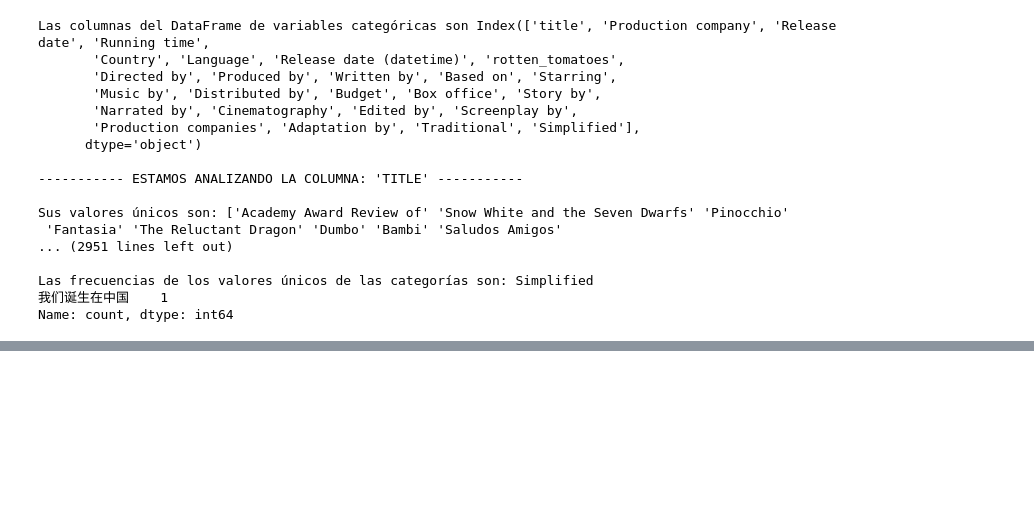
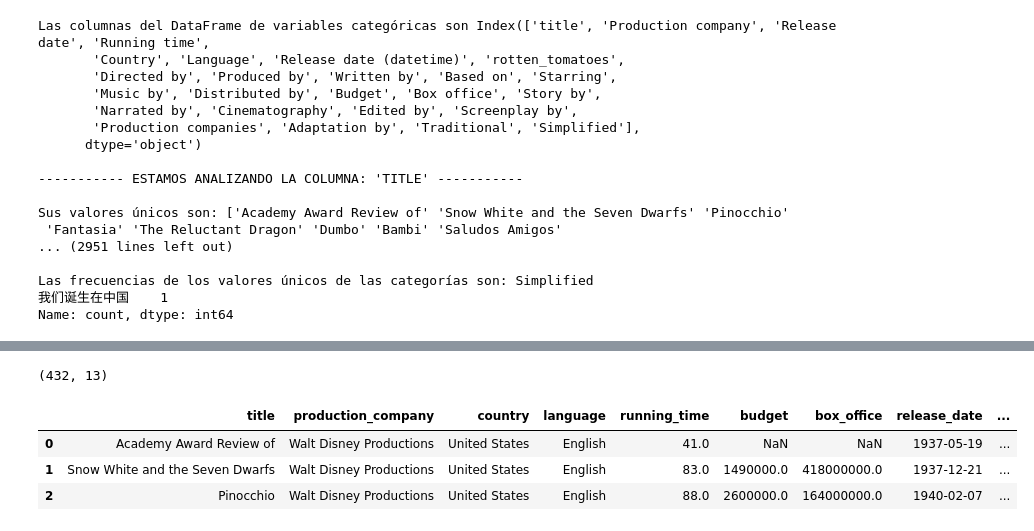
Before and after one commit to laural87/promoI-modulo4-grupo3-Yami-Ceci_Laura, a Jupyter notebook: EDA.ipynb, the cells around one changed output, grey strips where cells are left out. Drawn from its saved outputs; the diff is of its cells as text; code cells hidden in the pictures; blank space fills up the shorter version.

```diff
--- a/EDA.ipynb
+++ b/EDA.ipynb
@@ -218,0 +428,21 @@ Name: count, dtype: int64
+# %%
+# Suponiendo que tienes varias columnas que deseas explotar
+columns_to_explode = ['production_company', 'country', 'language']
+
+# Aplicas explode a cada columna
+df_exploded = df.copy()  # Crear una copia del DataFrame original
+for col in columns_to_explode:
+    df_exploded = df_exploded.explode(col)
+
+# Ahora df_exploded tendrá las filas correspondientes a las listas en las columnas especificadas
+# %%
+df_exploded.shape
+# %% [output]
+(432, 13)
+# %%
+df_exploded.head(3)
+# %% [output]
+|  | title | production_company | country | language | running_time | budget | box_office | release_date | ... |
+| 0 | Academy Award Review of | Walt Disney Productions | United States | English | 41.0 | NaN | NaN | 1937-05-19 | ... |
+| 1 | Snow White and the Seven Dwarfs | Walt Disney Productions | United States | English | 83.0 | 1490000.0 | 418000000.0 | 1937-12-21 | ... |
+| 2 | Pinocchio | Walt Disney Productions | United States | English | 88.0 | 2600000.0 | 164000000.0 | 1940-02-07 | ... |
```
Also changed, not shown: parts of 27 cells of this notebook.
